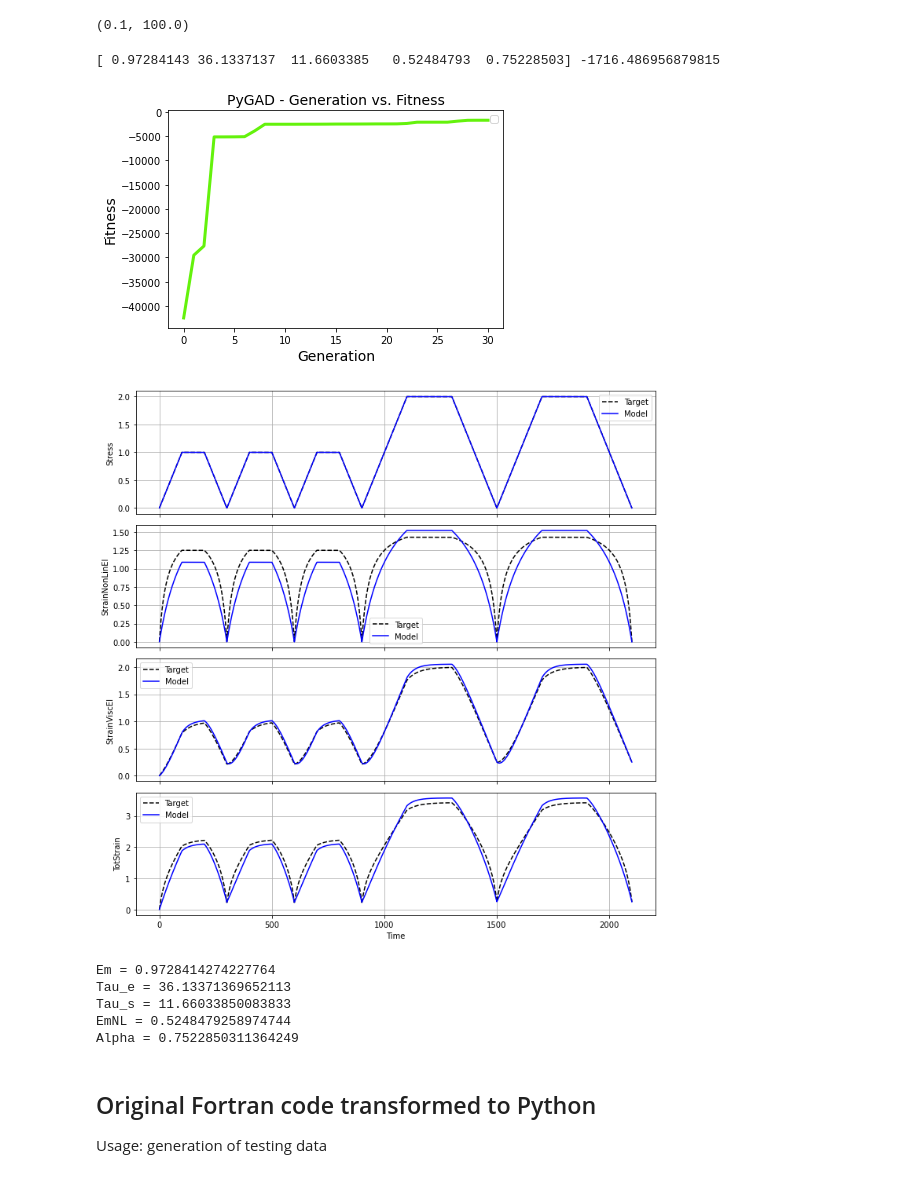
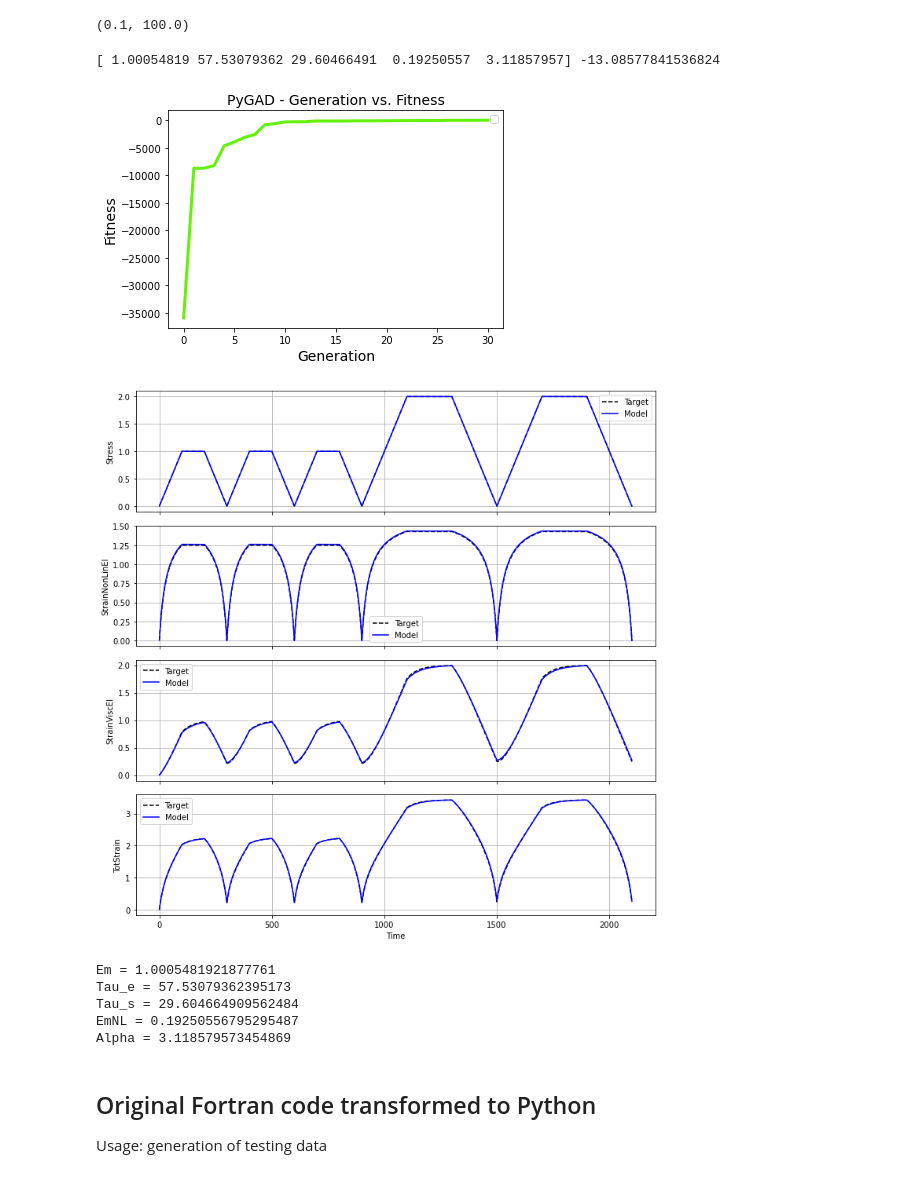
Before and after one commit to garncarz/zener, a Jupyter notebook: zener_optimization.ipynb, the cells around one changed output. Saved outputs shown, nothing was run; the diff lists cells and outputs as text; code cells hidden in the pictures.

Commit message:
mutation_by_replacement=True helps a lot.

```diff
--- a/zener_optimization.ipynb
+++ b/zener_optimization.ipynb
@@ -134,35 +134,36 @@ num_generations = 30
 
 def on_generation(ga):
     pbar.set_postfix(fitness=f'{ga.last_generation_fitness[0]:.4e}')
     pbar.update(1)
 
 with tqdm(total=num_generations) as pbar:
     ga = pygad.GA(
         num_generations=num_generations,
         num_parents_mating=5,
         fitness_func=fitness_func,
         sol_per_pop=20,
         num_genes=5,
         mutation_percent_genes=30,
+        mutation_by_replacement=True,
         gene_space=[
             {'low': 0.1, 'high': 10.0},  # Em
             {'low': 10, 'high': 100},    # Tau_e
             {'low': 10, 'high': 100},    # Tau_s
             {'low': 0.01, 'high': 3},    # EmNL
             {'low': 0.1, 'high': 10},    # Alpha
         ],
         on_generation=lambda ga: on_generation(ga),
         save_best_solutions=True,
     )
 
     ga.run()
     solution, solution_fitness, _ = ga.best_solution()
     print(solution, solution_fitness)
 
     ga.plot_fitness()
 # %% [output]
-[ 0.97284143 36.1337137  11.6603385   0.52484793  0.75228503] -1716.486956879815
+[ 1.00054819 57.53079362 29.60466491  0.19250557  3.11857957] -13.08577841536824
-[figure, old version]
+[figure, new version]
 # %%
 merged = compute_and_merge(solution)
 
@@ -181,16 +182,16 @@ axes[-1].set_xlabel('Time')
 plt.tight_layout()
 plt.show()
 # %% [output]
-[figure, old version]
+[figure, new version]
 # %%
 Em, Tau_e, Tau_s, EmNL, Alpha = solution
 print(f'Em = {Em}\nTau_e = {Tau_e}\nTau_s = {Tau_s}\nEmNL = {EmNL}\nAlpha = {Alpha}')
 # %% [output]
-Em = 0.9728414274227764
-Tau_e = 36.13371369652113
-Tau_s = 11.66033850083833
-EmNL = 0.5248479258974744
-Alpha = 0.7522850311364249
+Em = 1.0005481921877761
+Tau_e = 57.53079362395173
+Tau_s = 29.604664909562484
+EmNL = 0.19250556795295487
+Alpha = 3.118579573454869
 # %% [markdown]
 ## Original Fortran code transformed to Python
 
```
